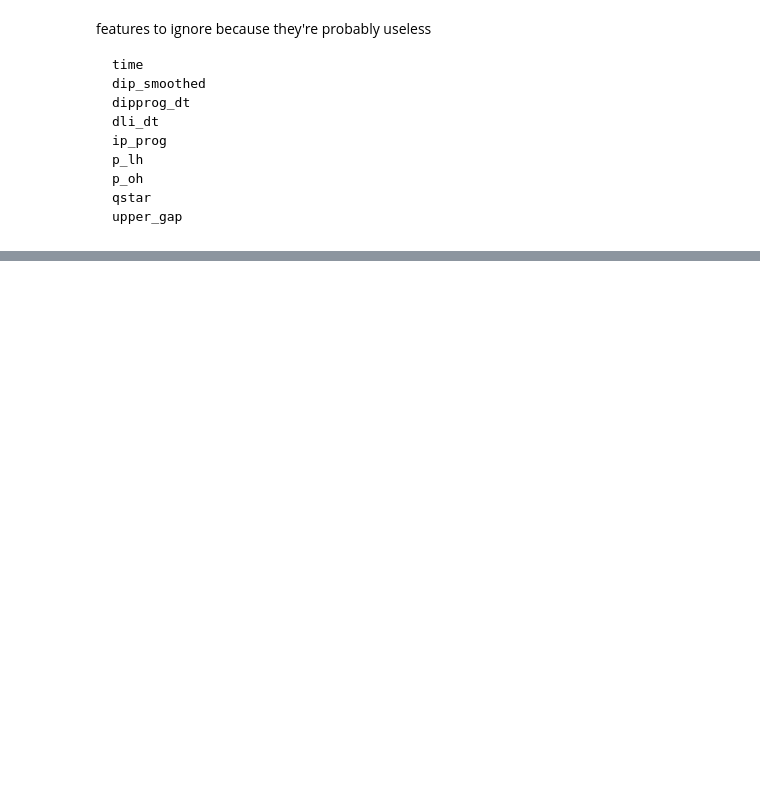
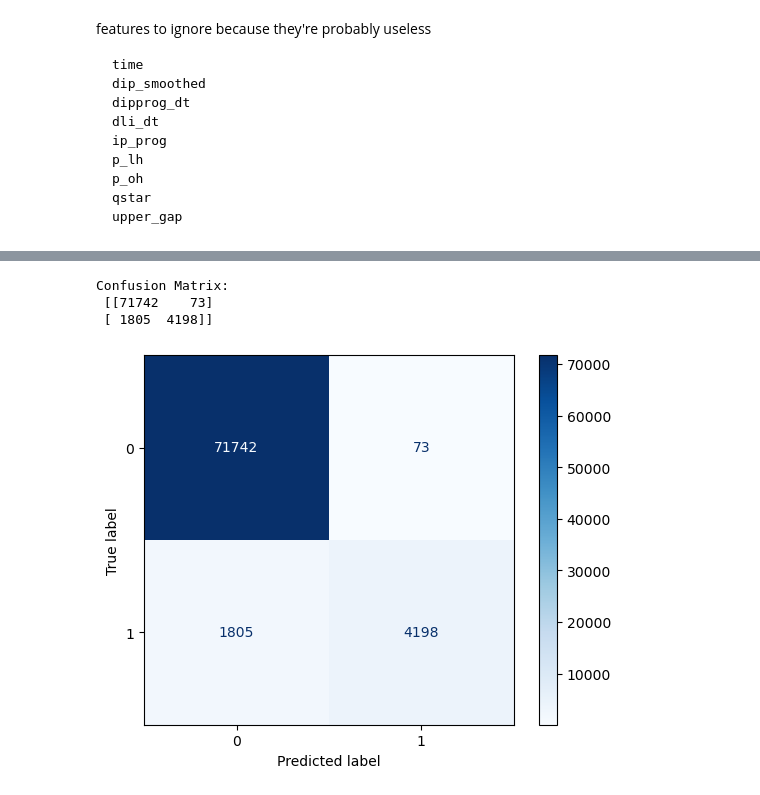
Before and after one commit to ahmedali6395/ai4fusion, a Jupyter notebook: classification_task.ipynb, the cells around one changed output, grey strips where cells are left out. Cells and saved outputs as stored; diff of their text form; code cells hidden in the pictures; blank space fills up the shorter version.

Commit message:
completed classification task with confusion matrix

```diff
--- a/classification_task.ipynb
+++ b/classification_task.ipynb
@@ -268,0 +364,15 @@ AssertionError: Torch not compiled with CUDA enabled
+# %%
+from sklearn.metrics import precision_score, recall_score, f1_score, roc_auc_score, confusion_matrix, classification_report,ConfusionMatrixDisplay
+
+cm = confusion_matrix(y_true, predictions.round())
+print("Confusion Matrix:\n", cm)
+
+# Plot the confusion matrix
+disp = ConfusionMatrixDisplay(confusion_matrix=cm)
+disp.plot(cmap=plt.cm.Blues)
+plt.show()
+# %% [output]
+Confusion Matrix:
+ [[71742    73]
+ [ 1805  4198]]
+[figure, added]
```
Also changed, not shown: parts of 11 cells of this notebook, 2 other files.
